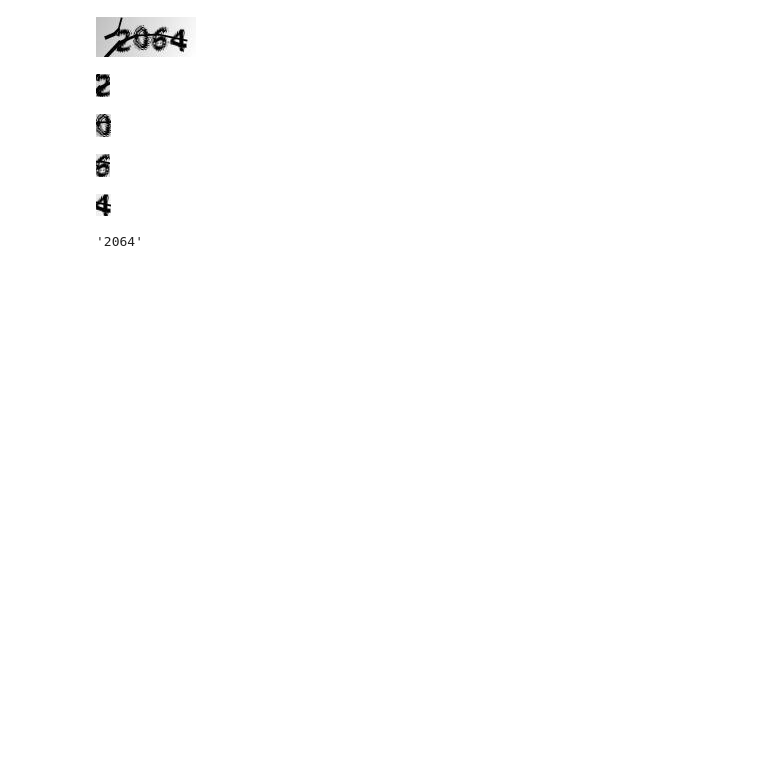
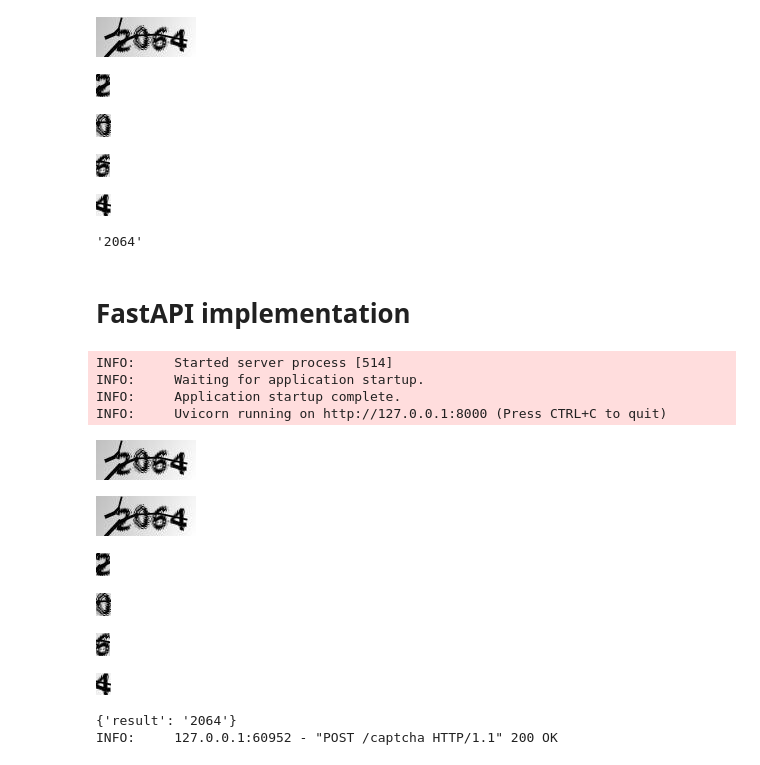
Before and after one commit to fmspatrickrosendahl/my-first-binder, a Jupyter notebook: notebooks/SITC1/sitc1_fastapi.ipynb, the cells around one changed output. Drawn from its saved outputs; the diff is of its cells as text; code cells hidden in the pictures; blank space fills up the shorter version.

Commit message:
FastAPI works now

```diff
--- a/notebooks/SITC1/sitc1_fastapi.ipynb
+++ b/notebooks/SITC1/sitc1_fastapi.ipynb
@@ -50,3 +50,5 @@ solver.predict( ims[-1] )
 [figure]
 [figure]
 '2064'
+# %% [markdown]
+# FastAPI implementation
@@ -52,0 +65,58 @@ solver.predict( ims[-1] )
+# %%
+# Code in this cell is just for (re)starting the API on a Process, and other compatibility stuff with Jupyter cells.
+# Just ignore it!
+
+from multiprocessing import Process
+from wait4it import wait_for
+
+_api_process = None
+
+def start_api():
+    """Stop the API if running; Start the API; Wait until API (port) is available (reachable)"""
+    global _api_process
+    if _api_process:
+        _api_process.terminate()
+        _api_process.join()
+
+    _api_process = Process(target=run, daemon=True)
+    _api_process.start()
+    wait_for(port=8000)
+
+def delete_route(method: str, path: str):
+    """Delete the given route from the API. This must be called on cells that re-define a route"""
+    [app.routes.remove(route) for route in app.routes if method in route.methods and route.path == path]
+# %%
+from pydantic import BaseModel
+from typing import List
+from typing import Optional
+from PIL import Image
+import io
+import base64
+
+class Captcha(BaseModel):
+    url: str
+    imagedata: str
+
+@app.post("/captcha")
+def solve_captcha(captcha: Captcha):
+    #print(base64.b64decode(captcha.imagedata))
+    im = Image.open(io.BytesIO(base64.b64decode(captcha.imagedata))).convert("RGB")
+    display(im)
+    result = {'result' : solver.predict( im )}
+    print(result)
+    return dict(result)
+
+start_api()
+# %% [output]
+INFO:     Started server process [514]
+INFO:     Waiting for application startup.
+INFO:     Application startup complete.
+INFO:     Uvicorn running on http://127.0.0.1:8000 (Press CTRL+C to quit)
+[figure, added]
+[figure, added]
+[figure, added]
+[figure, added]
+[figure, added]
+[figure, added]
+{'result': '2064'}
+INFO:     127.0.0.1:60952 - "POST /captcha HTTP/1.1" 200 OK
```
Also changed, not shown: parts of 1 cell of this notebook, 1 other file.
